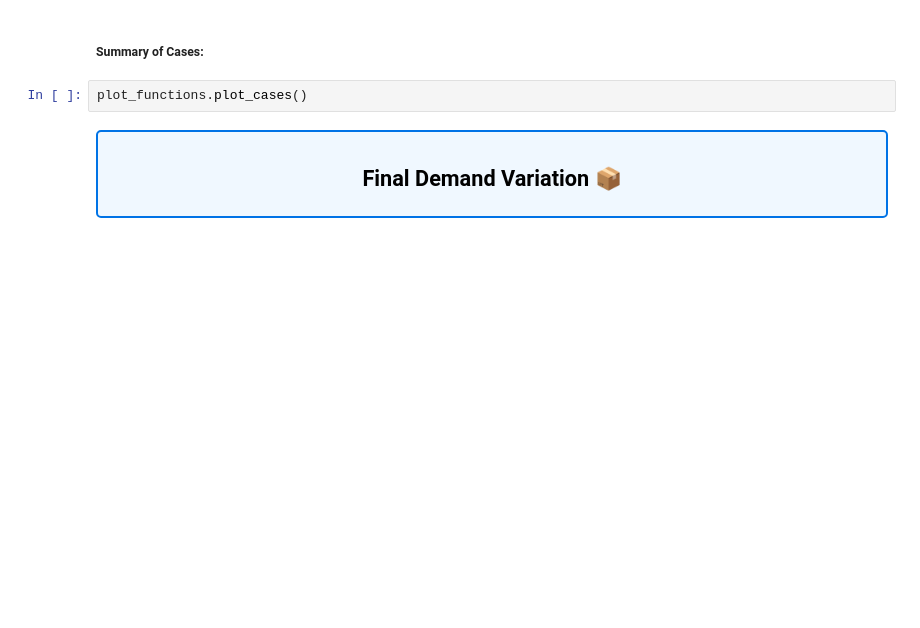
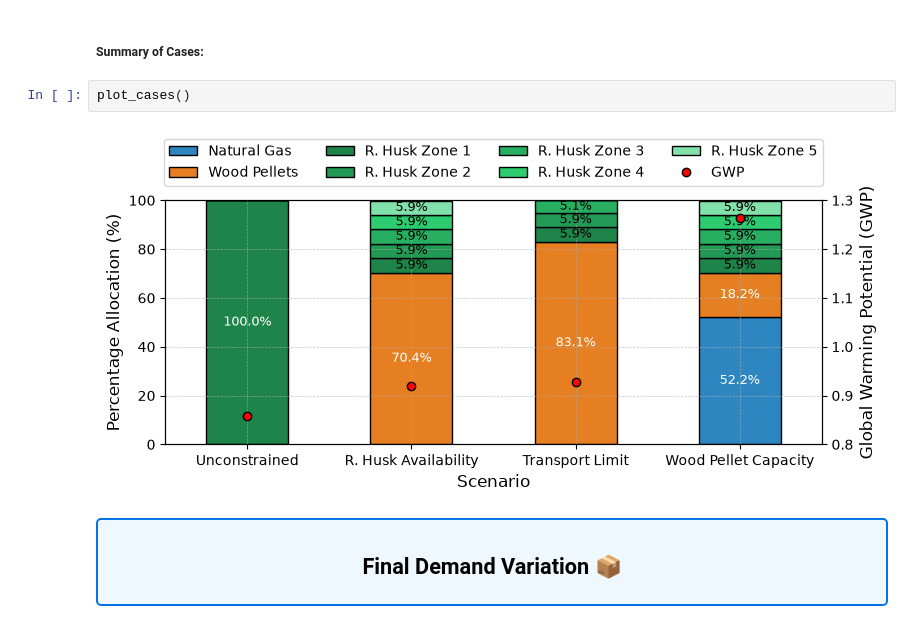
Before and after one commit to flechtenberg/pulpo, a Jupyter notebook: docs/content/examples/rice_example.ipynb, the cells around one changed output. Saved outputs shown, nothing was run; the diff lists cells and outputs as text; blank space fills up the shorter version.

```diff
--- a/docs/content/examples/rice_example.ipynb
+++ b/docs/content/examples/rice_example.ipynb
@@ -286,7 +549,9 @@ pulpo_worker.summarize_results(choices=choices_constrained, demand=demand, zeroe
 # %% [markdown]
 ##### Summary of Cases:
 # %%
-plot_functions.plot_cases()
+plot_cases()
+# %% [output]
+[figure, added]
 # %% [markdown]
 <div style="border: 2px solid #0073e6; padding: 8px; border-radius: 5px; background-color: #f0f8ff; color: black; text-align: center;">
   <h2 style="margin: 0;">Final Demand Variation 📦</h2>
```
Also changed, not shown: parts of 25 cells of this notebook, 36 other files.
